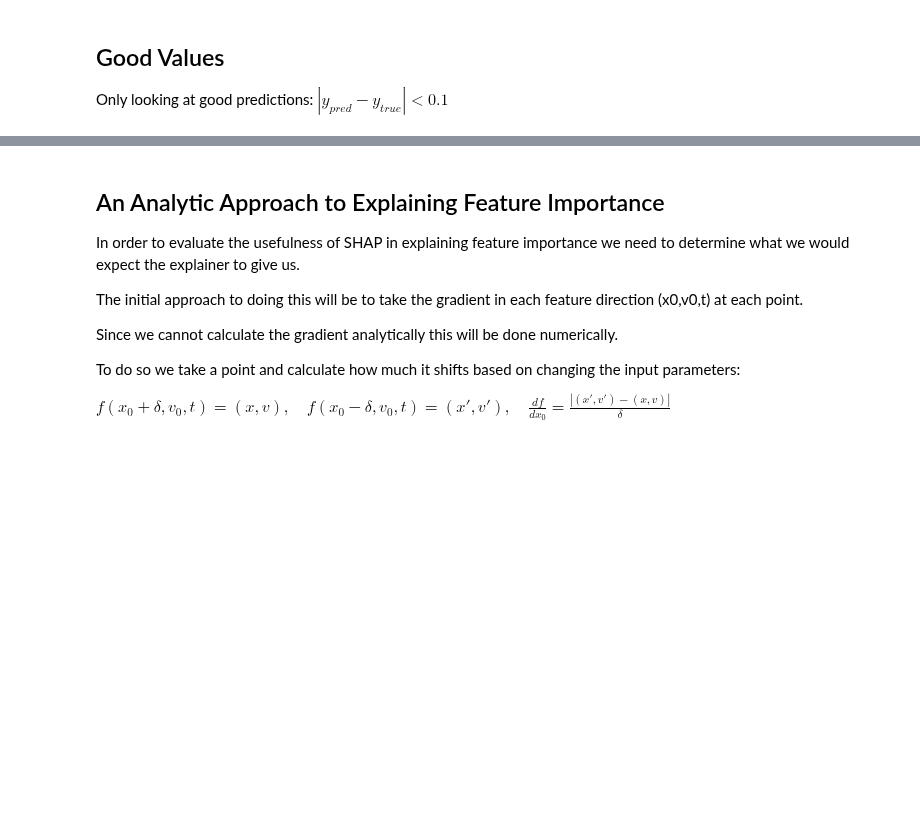
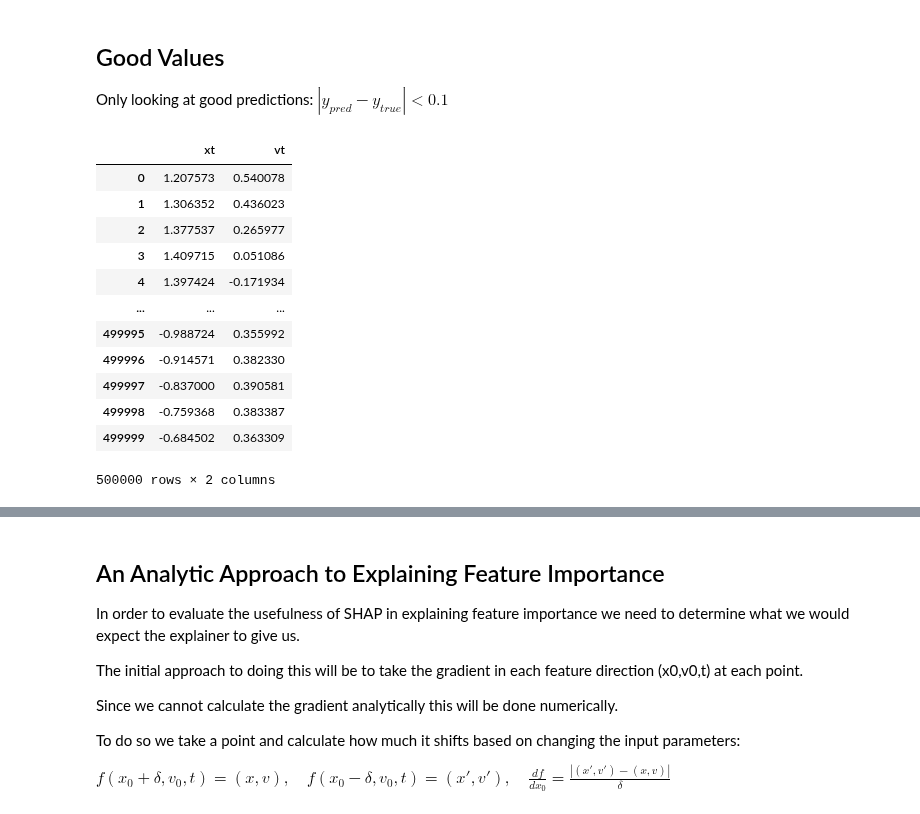
Before and after one commit to wgrosche/XAI, a Jupyter notebook: Code/Duffing/SHAP_Explainability.ipynb, the cells around one changed output, grey strips where cells are left out. Saved outputs shown, nothing was run; the diff lists cells and outputs as text; code cells hidden in the pictures; blank space fills up the shorter version.

```diff
--- a/Code/Duffing/SHAP_Explainability.ipynb
+++ b/Code/Duffing/SHAP_Explainability.ipynb
@@ -487,0 +436,16 @@ f.savefig("Images/shap_summary"+suffix+"_kernel_good.svg", dpi='figure')
+# %%
+y_test
+# %% [output]
+|  | xt | vt |
+| 0 | 1.207573 | 0.540078 |
+| 1 | 1.306352 | 0.436023 |
+| 2 | 1.377537 | 0.265977 |
+| 3 | 1.409715 | 0.051086 |
+| 4 | 1.397424 | -0.171934 |
+| ... | ... | ... |
+| 499995 | -0.988724 | 0.355992 |
+| 499996 | -0.914571 | 0.382330 |
+| 499997 | -0.837000 | 0.390581 |
+| 499998 | -0.759368 | 0.383387 |
+| 499999 | -0.684502 | 0.363309 |
+500000 rows × 2 columns
```
Also changed, not shown: parts of 30 cells of this notebook, 1 other file.
